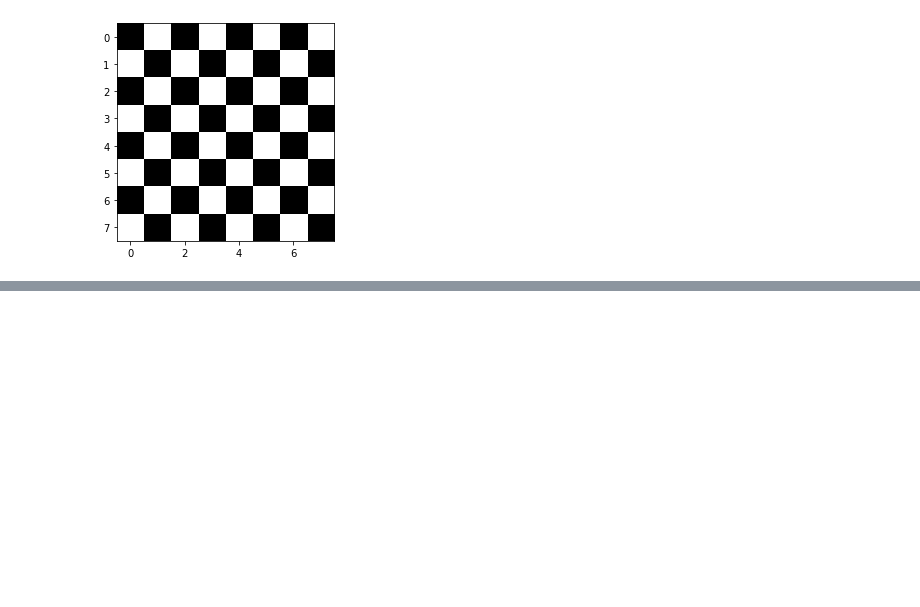
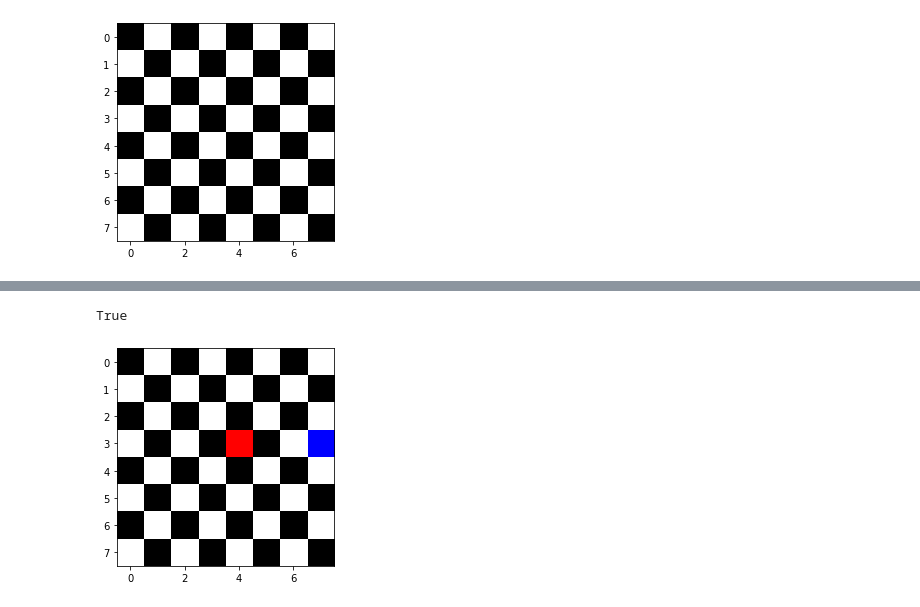
Before and after one commit to louiscaruso/chess-board, a Jupyter notebook: chess_board.ipynb, the cells around one changed output, grey strips where cells are left out. Cells and saved outputs as stored; diff of their text form; code cells hidden in the pictures; blank space fills up the shorter version.

```diff
--- a/chess_board.ipynb
+++ b/chess_board.ipynb
@@ -47,0 +61,13 @@ test.render()
+# %%
+# queens on same row should be “under attack”
+test = Board()
+test.add_red(3, 4)
+test.add_blue(3, 7)
+test.render()
+actual = test.is_under_attack()
+print(actual)
+expected = True
+assert actual == expected
+# %% [output]
+True
+[figure, added]
```
Also changed, not shown: parts of 4 cells of this notebook.
